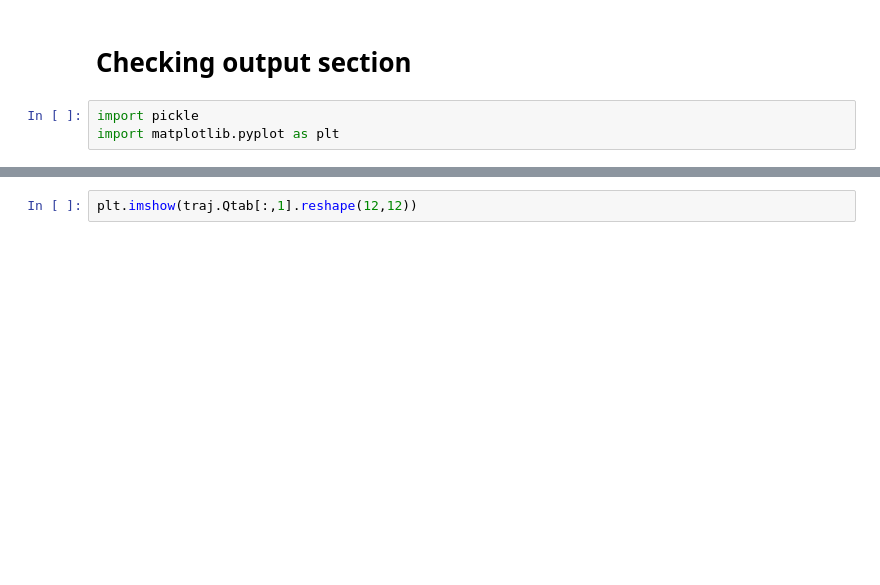
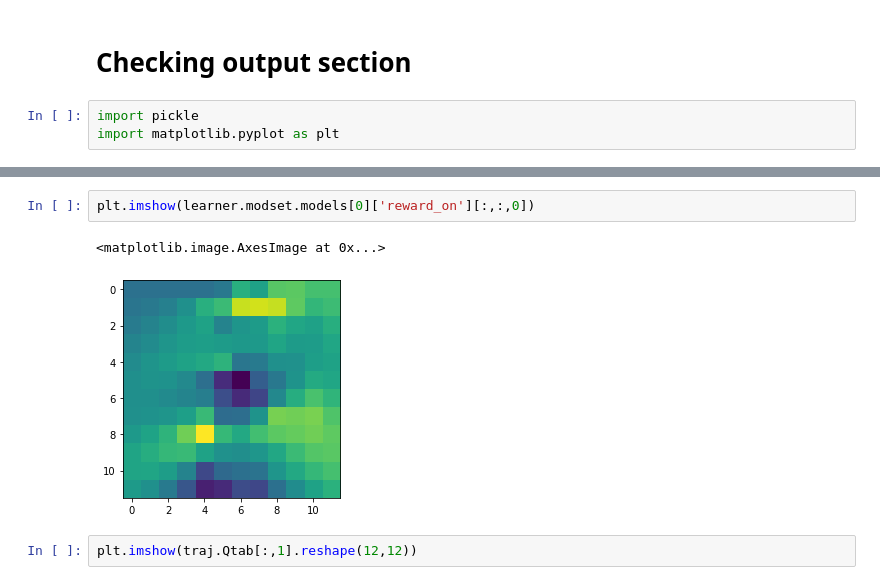
Before and after one commit to ccli3896/RLWorms, a Jupyter notebook: 12_19_realworms/RunThings.ipynb, the cells around one changed output, grey strips where cells are left out. Cells and saved outputs as stored; diff of their text form; blank space fills up the shorter version.

```diff
--- a/12_19_realworms/Untitled.ipynb
+++ b/12_19_realworms/RunThings.ipynb
@@ -232,3 +181,8 @@ traj
+# %%
+plt.imshow(learner.modset.models[0]['reward_on'][:,:,0])
+# %% [output]
+<matplotlib.image.AxesImage at 0x...>
+[figure, added]
 # %%
 plt.imshow(traj.Qtab[:,1].reshape(12,12))
 # %% [output]
```
Also changed, not shown: parts of 13 cells of this notebook, 21 other files.
